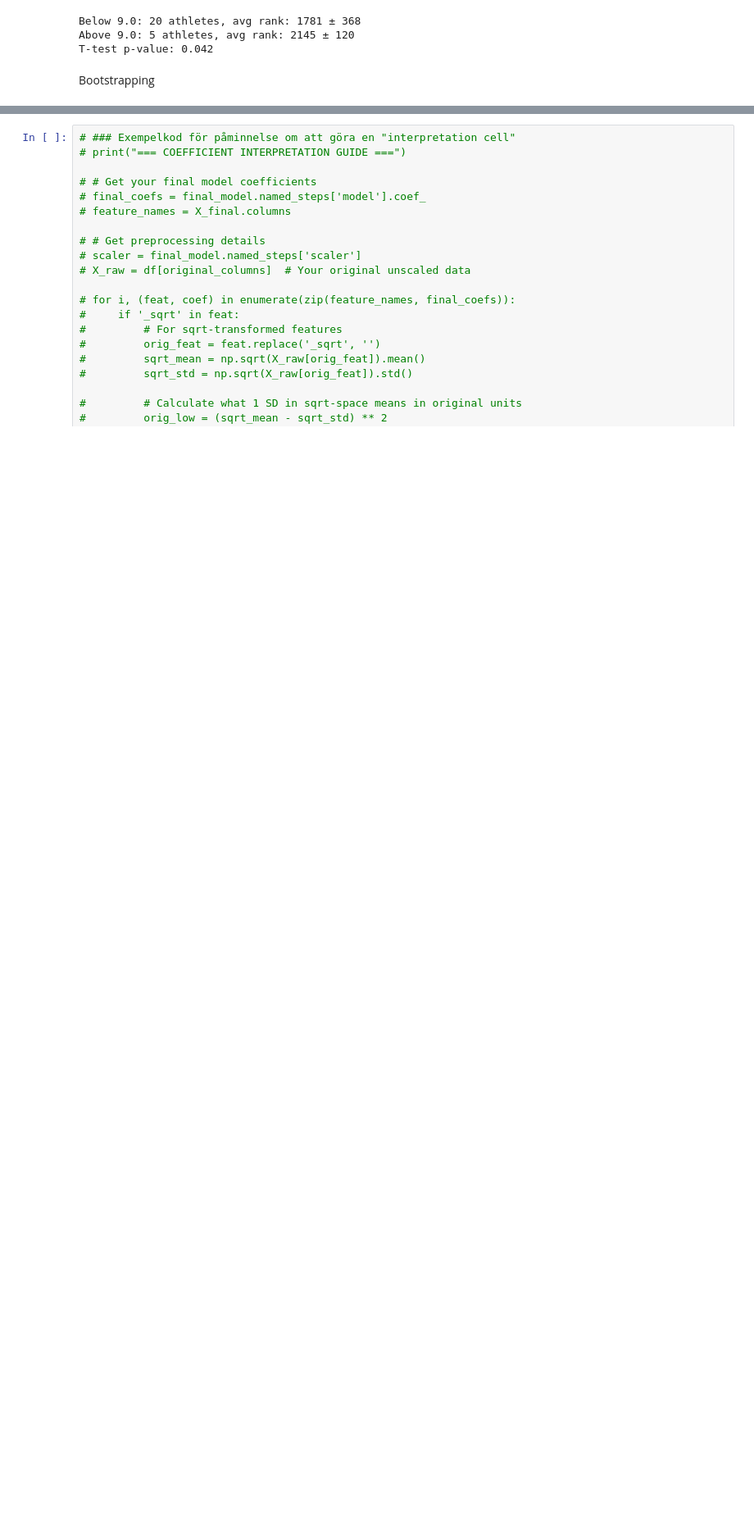
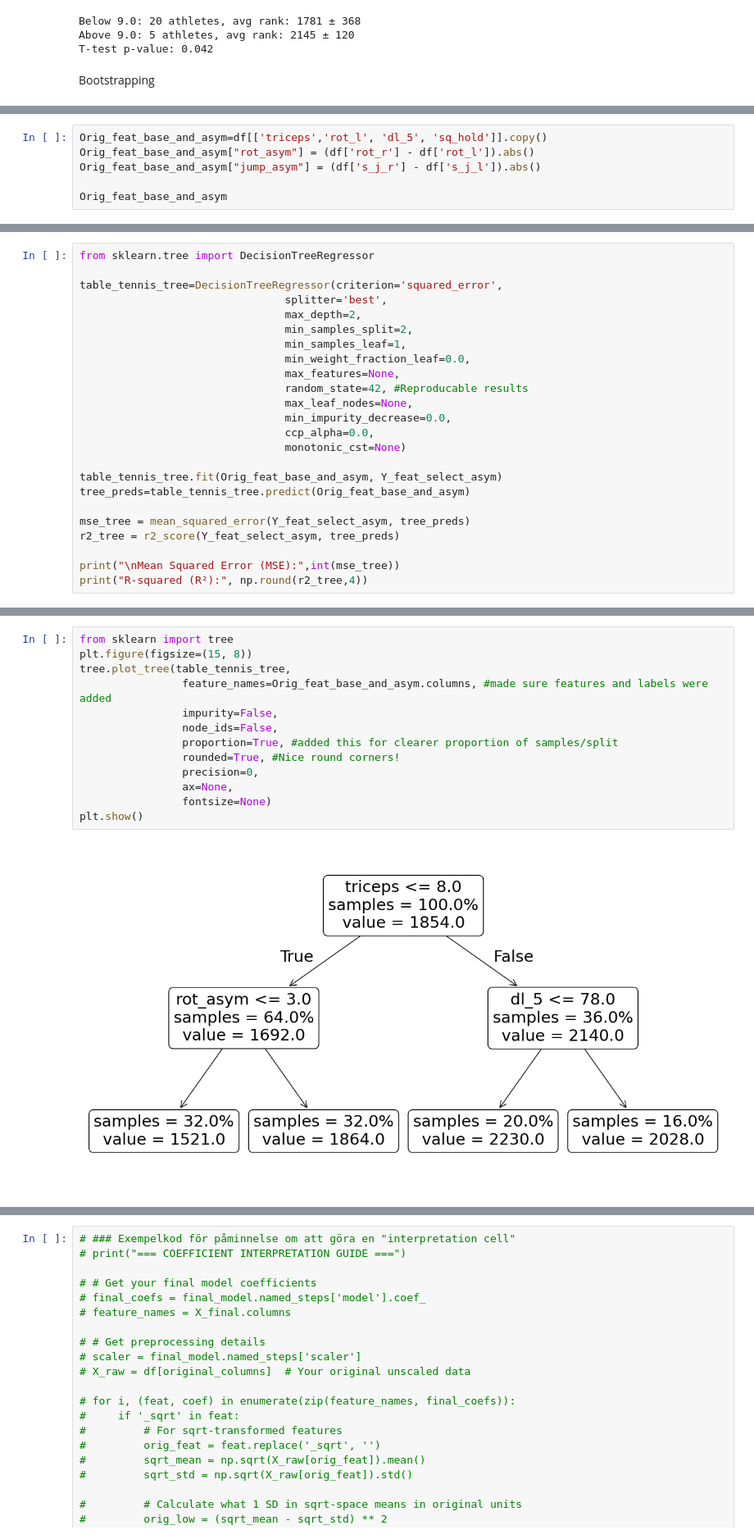
Before and after one commit to CarlRaask/Portfolio, a Jupyter notebook: Table_tennis_physical_tests_regressions.ipynb, the cells around one changed output, grey strips where cells are left out. Shown at 82% size. Cells and saved outputs as stored; diff of their text form; blank space fills up the shorter version.

```diff
--- a/Table_tennis_physical_tests_regressions.ipynb
+++ b/Table_tennis_physical_tests_regressions.ipynb
@@ -791,0 +806,6 @@ True R² range: [0.322411   0.86876735]
+# %%
+Orig_feat_base_and_asym=df[['triceps','rot_l', 'dl_5', 'sq_hold']].copy()
+Orig_feat_base_and_asym["rot_asym"] = (df['rot_r'] - df['rot_l']).abs()
+Orig_feat_base_and_asym["jump_asym"] = (df['s_j_r'] - df['s_j_l']).abs()
+
+Orig_feat_base_and_asym
@@ -791,0 +830,24 @@ True R² range: [0.322411   0.86876735]
+# %%
+from sklearn.tree import DecisionTreeRegressor
+
+table_tennis_tree=DecisionTreeRegressor(criterion='squared_error',
+                                splitter='best',
+                                max_depth=2,
+                                min_samples_split=2,
+                                min_samples_leaf=1,
+                                min_weight_fraction_leaf=0.0,
+                                max_features=None,
+                                random_state=42, #Reproducable results
+                                max_leaf_nodes=None,
+                                min_impurity_decrease=0.0,
+                                ccp_alpha=0.0,
+                                monotonic_cst=None)
+
+table_tennis_tree.fit(Orig_feat_base_and_asym, Y_feat_select_asym)
+tree_preds=table_tennis_tree.predict(Orig_feat_base_and_asym)
+
+mse_tree = mean_squared_error(Y_feat_select_asym, tree_preds)
+r2_tree = r2_score(Y_feat_select_asym, tree_preds)
+
+print("\nMean Squared Error (MSE):",int(mse_tree))
+print("R-squared (R²):", np.round(r2_tree,4))
@@ -791,0 +857,15 @@ True R² range: [0.322411   0.86876735]
+# %%
+from sklearn import tree
+plt.figure(figsize=(15, 8))
+tree.plot_tree(table_tennis_tree,
+                feature_names=Orig_feat_base_and_asym.columns, #made sure features and labels were added
+                impurity=False,
+                node_ids=False,
+                proportion=True, #added this for clearer proportion of samples/split
+                rounded=True, #Nice round corners!
+                precision=0,
+                ax=None,
+                fontsize=None)
+plt.show()
+# %% [output]
+[figure, new version]
```
Also changed, not shown: parts of 16 cells of this notebook, 1 other file.
